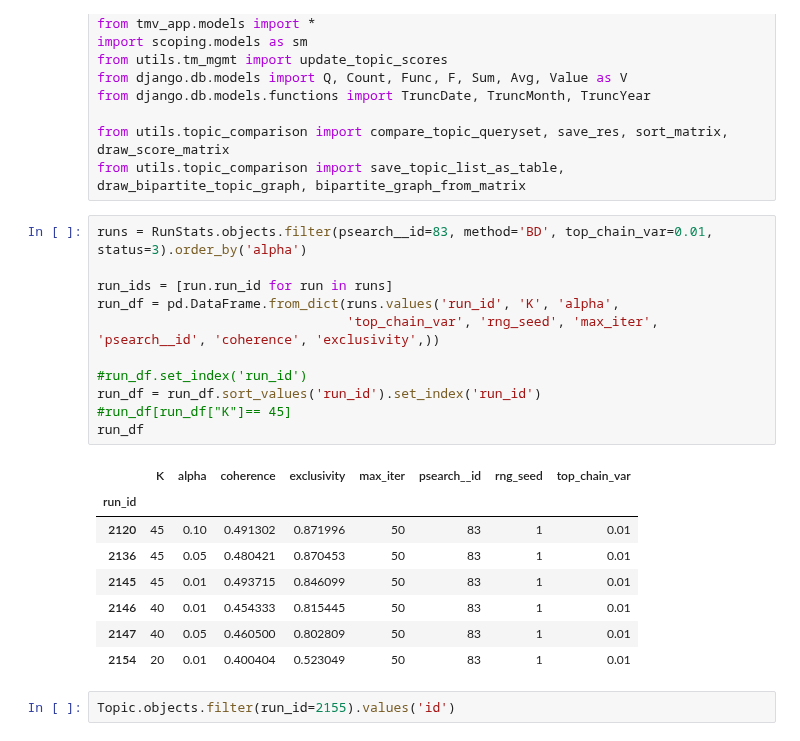
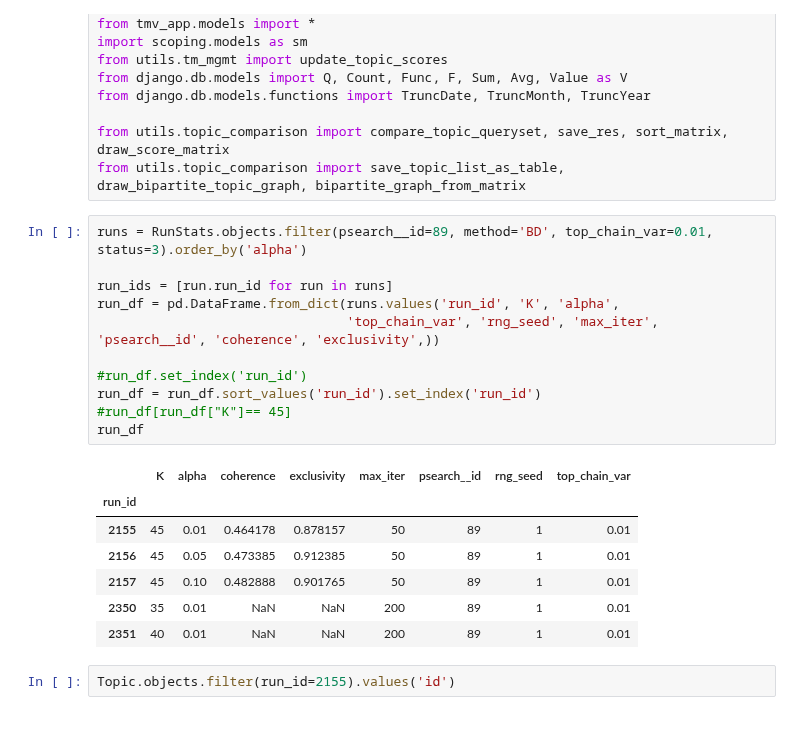
Before and after one commit to mcc-apsis/coal-discourse, a Jupyter notebook: 06_topic_comparison_cosine_similarity.ipynb, the cells around one changed output. Drawn from its saved outputs; the diff is of its cells as text.

```diff
--- a/06_topic_comparison_cosine_similarity.ipynb
+++ b/06_topic_comparison_cosine_similarity.ipynb
@@ -40,25 +40,24 @@ from django.db.models.functions import TruncDate, TruncMonth, TruncYear
 from utils.topic_comparison import compare_topic_queryset, save_res, sort_matrix, draw_score_matrix
 from utils.topic_comparison import save_topic_list_as_table, draw_bipartite_topic_graph, bipartite_graph_from_matrix
 # %%
-runs = RunStats.objects.filter(psearch__id=83, method='BD', top_chain_var=0.01, status=3).order_by('alpha')
+runs = RunStats.objects.filter(psearch__id=89, method='BD', top_chain_var=0.01, status=3).order_by('alpha')
 
 run_ids = [run.run_id for run in runs]
 run_df = pd.DataFrame.from_dict(runs.values('run_id', 'K', 'alpha',
                                 'top_chain_var', 'rng_seed', 'max_iter', 'psearch__id', 'coherence', 'exclusivity',))
 
 #run_df.set_index('run_id')
 run_df = run_df.sort_values('run_id').set_index('run_id')
 #run_df[run_df["K"]== 45]
 run_df
 # %% [output]
 |  | K | alpha | coherence | exclusivity | max_iter | psearch__id | rng_seed | top_chain_var |
 | run_id |  |  |  |  |  |  |  |  |
-| 2120 | 45 | 0.10 | 0.491302 | 0.871996 | 50 | 83 | 1 | 0.01 |
-| 2136 | 45 | 0.05 | 0.480421 | 0.870453 | 50 | 83 | 1 | 0.01 |
-| 2145 | 45 | 0.01 | 0.493715 | 0.846099 | 50 | 83 | 1 | 0.01 |
-| 2146 | 40 | 0.01 | 0.454333 | 0.815445 | 50 | 83 | 1 | 0.01 |
-| 2147 | 40 | 0.05 | 0.460500 | 0.802809 | 50 | 83 | 1 | 0.01 |
-| 2154 | 20 | 0.01 | 0.400404 | 0.523049 | 50 | 83 | 1 | 0.01 |
+| 2155 | 45 | 0.01 | 0.464178 | 0.878157 | 50 | 89 | 1 | 0.01 |
+| 2156 | 45 | 0.05 | 0.473385 | 0.912385 | 50 | 89 | 1 | 0.01 |
+| 2157 | 45 | 0.10 | 0.482888 | 0.901765 | 50 | 89 | 1 | 0.01 |
+| 2350 | 35 | 0.01 | NaN | NaN | 200 | 89 | 1 | 0.01 |
+| 2351 | 40 | 0.01 | NaN | NaN | 200 | 89 | 1 | 0.01 |
 # %%
 Topic.objects.filter(run_id=2155).values('id')
 # %% [output]
```
Also changed, not shown: parts of 9 cells of this notebook, 11 other files.
